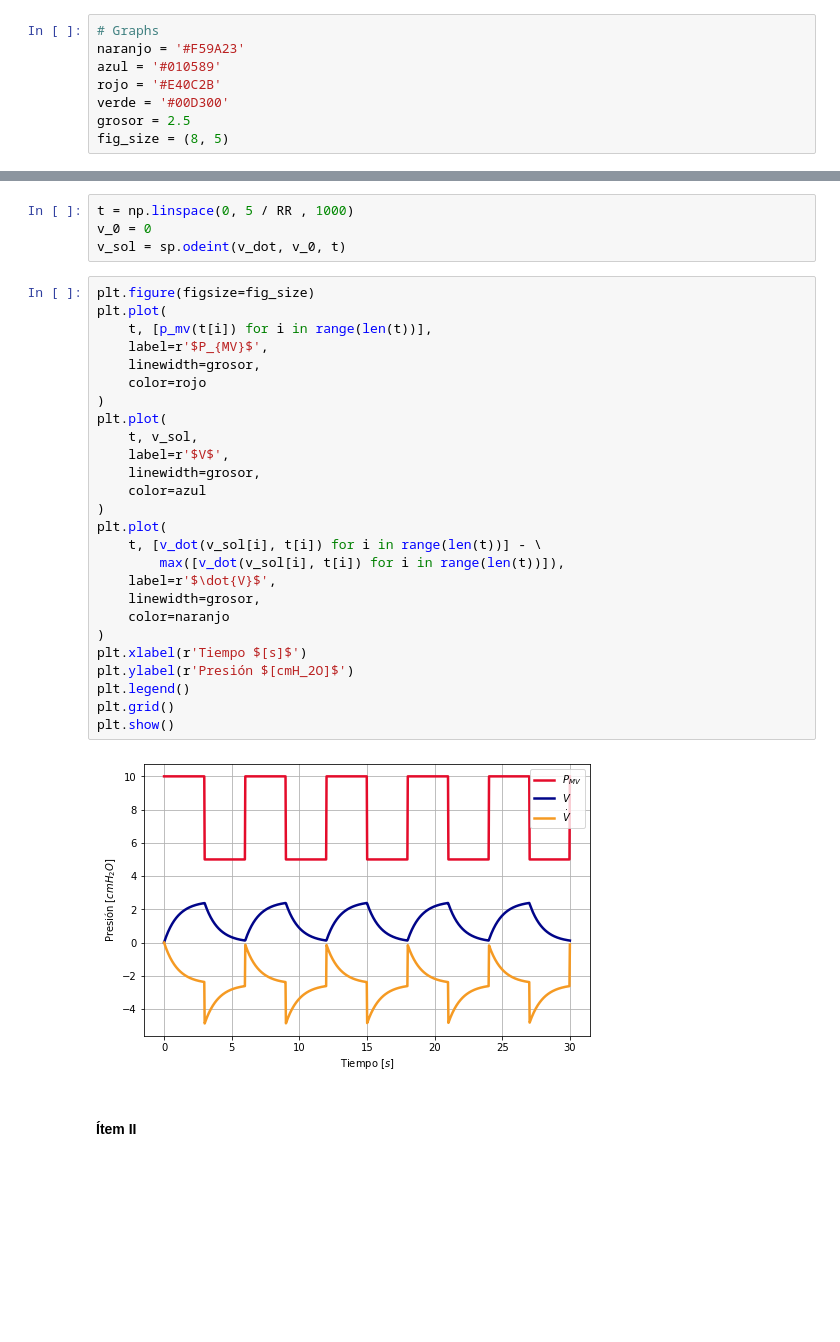
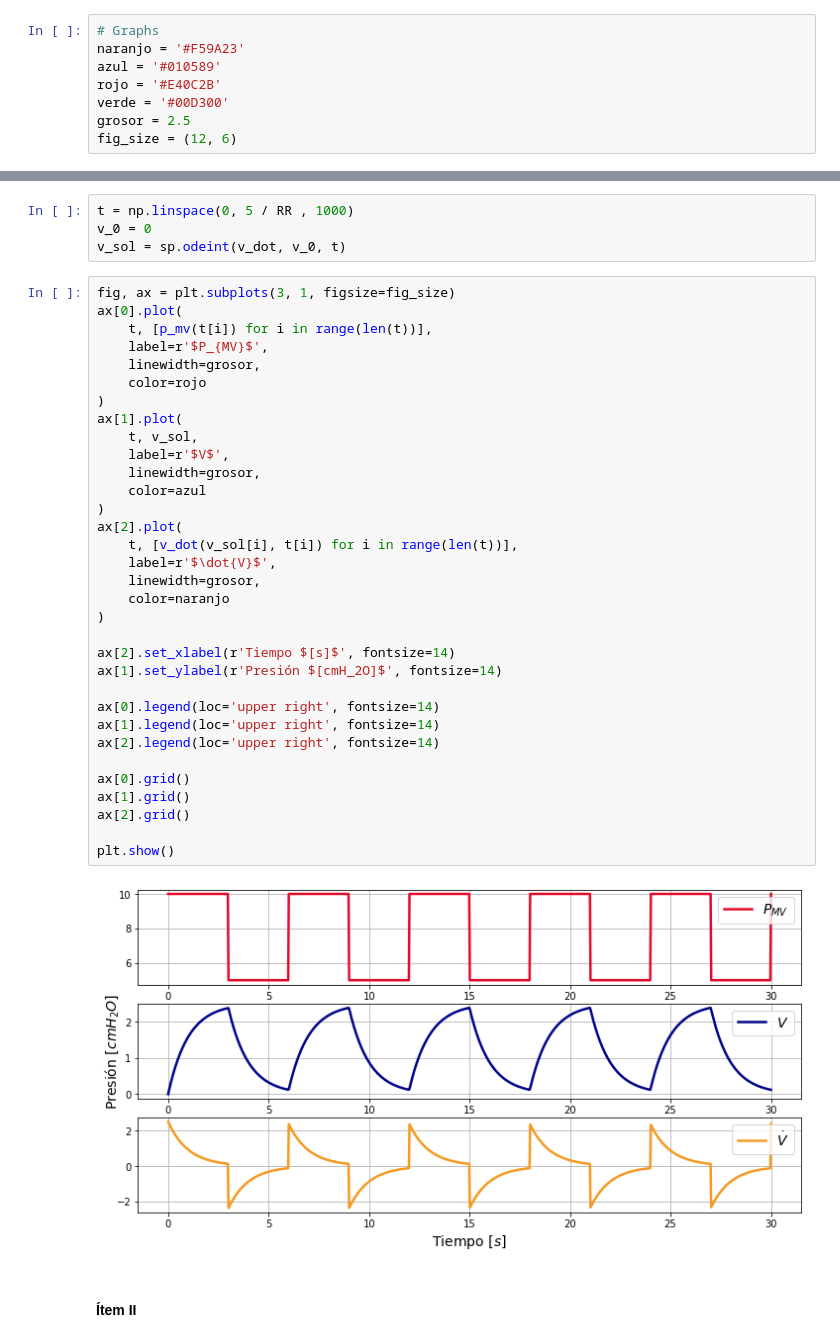
Before and after one commit to ivanvlam/IBM2020, a Jupyter notebook: Tarea 5/tarea-5.ipynb, the cells around one changed output, grey strips where cells are left out. Cells and saved outputs as stored; diff of their text form; blank space fills up the shorter version.

Commit message:
update: p2 graphs

```diff
--- a/Tarea 5/tarea-5.ipynb
+++ b/Tarea 5/tarea-5.ipynb
@@ -12,7 +15,7 @@ azul = '#010589'
 rojo = '#E40C2B'
 verde = '#00D300'
 grosor = 2.5
-fig_size = (8, 5)
+fig_size = (12, 6)
 # %% [markdown]
 #### Ítem I
 # %%
@@ -38,33 +41,40 @@ t = np.linspace(0, 5 / RR , 1000)
 v_0 = 0
 v_sol = sp.odeint(v_dot, v_0, t)
 # %%
-plt.figure(figsize=fig_size)
-plt.plot(
+fig, ax = plt.subplots(3, 1, figsize=fig_size)
+ax[0].plot(
     t, [p_mv(t[i]) for i in range(len(t))],
     label=r'$P_{MV}$',
     linewidth=grosor,
     color=rojo
 )
-plt.plot(
+ax[1].plot(
     t, v_sol,
     label=r'$V$',
     linewidth=grosor,
     color=azul
 )
-plt.plot(
-    t, [v_dot(v_sol[i], t[i]) for i in range(len(t))] - \
-        max([v_dot(v_sol[i], t[i]) for i in range(len(t))]),
+ax[2].plot(
+    t, [v_dot(v_sol[i], t[i]) for i in range(len(t))],
     label=r'$\dot{V}$',
     linewidth=grosor,
     color=naranjo
 )
-plt.xlabel(r'Tiempo $[s]$')
-plt.ylabel(r'Presión $[cmH_2O]$')
-plt.legend()
-plt.grid()
+
+ax[2].set_xlabel(r'Tiempo $[s]$', fontsize=14)
+ax[1].set_ylabel(r'Presión $[cmH_2O]$', fontsize=14)
+
+ax[0].legend(loc='upper right', fontsize=14)
+ax[1].legend(loc='upper right', fontsize=14)
+ax[2].legend(loc='upper right', fontsize=14)
+
+ax[0].grid()
+ax[1].grid()
+ax[2].grid()
+
 plt.show()
 # %% [output]
-[figure, old version]
+[figure, new version]
 # %% [markdown]
 #### Ítem II
 # %%
```
Also changed, not shown: parts of 5 cells of this notebook.
